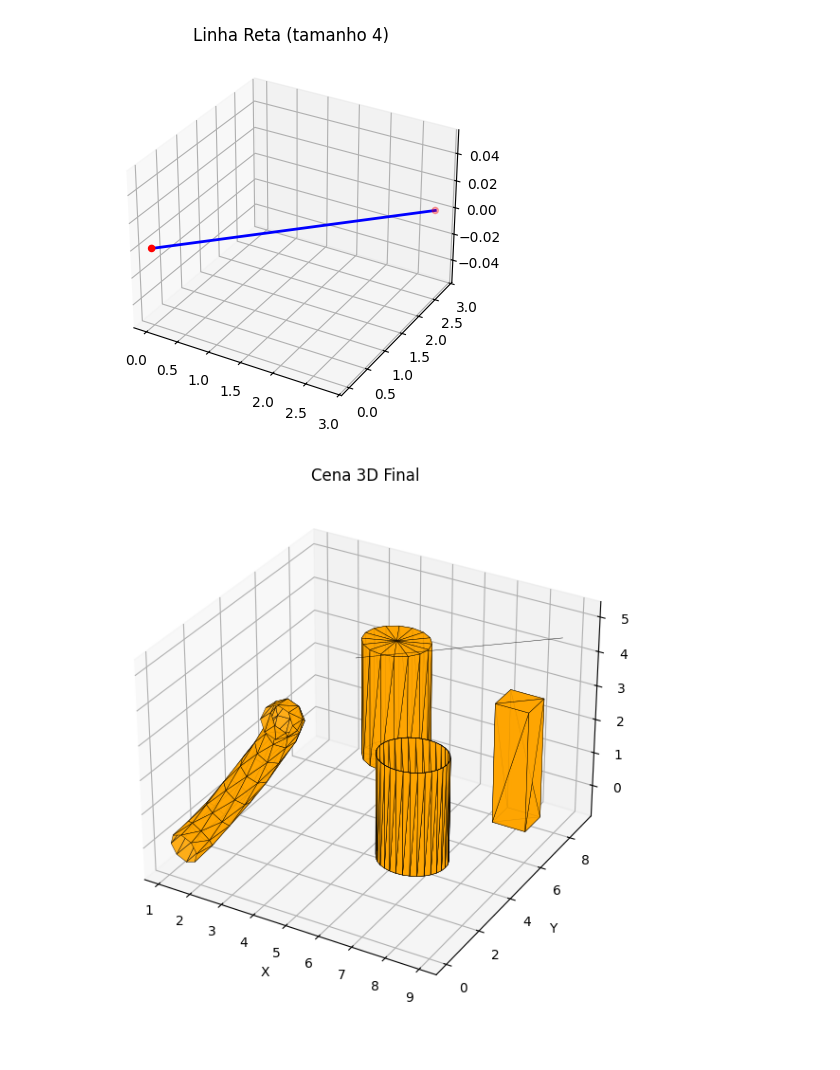
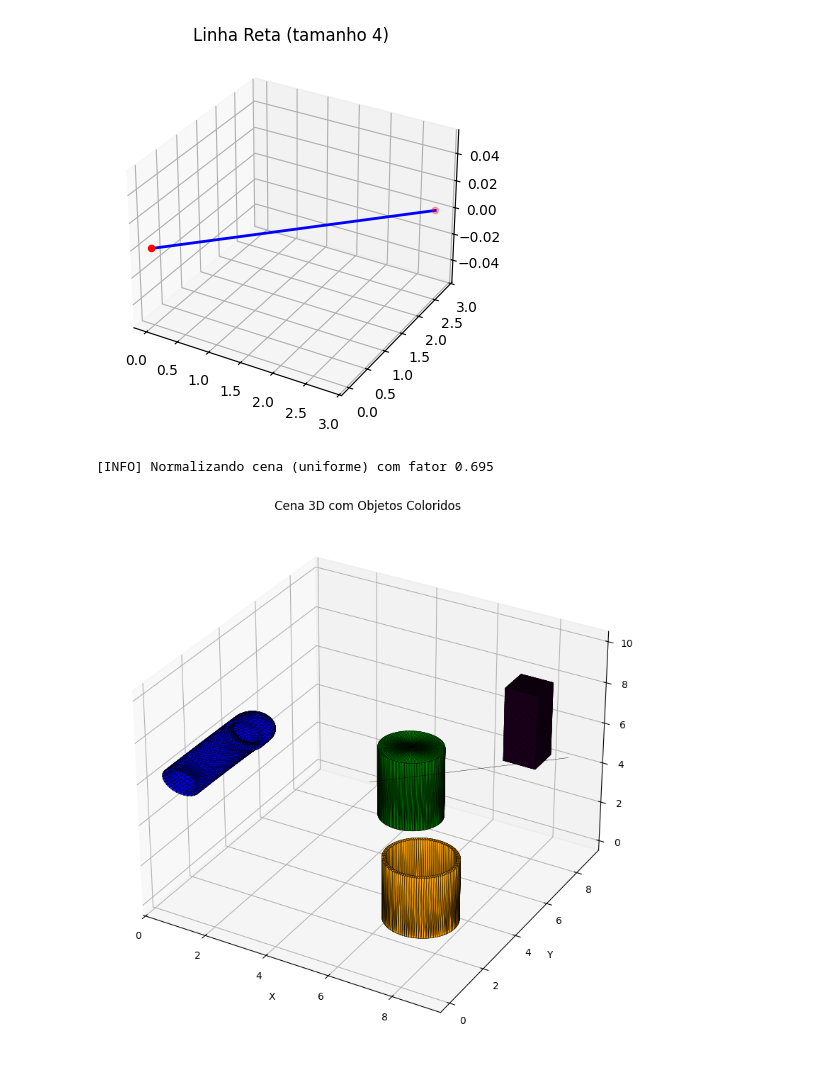
Before and after one commit to MabiuMoura/computa-o-grafica, a Jupyter notebook: main_scene.ipynb, the cells around one changed output. Saved outputs shown, nothing was run; the diff lists cells and outputs as text; code cells hidden in the pictures.

```diff
--- a/main_scene.ipynb
+++ b/main_scene.ipynb
@@ -83,13 +81,13 @@ plt.show()
 [figure]
 # %%
 # 1. Modele e transforme individualmente
-from utils import normalizar_cena
+from utils import normalizar_cena, plotar_malhas_3d_multiplos
 
 cano_reto.aplicar_translacao([0, 0, 0])
 #cano_reto.aplicar_rotacao('x', 90)
 cano_reto.aplicar_translacao([7, 3, 0])
 
-cano_curvado.aplicar_translacao([1, 0, 0])
+cano_curvado.aplicar_translacao([1, 0, 6])
 cano_curvado.aplicar_escala(sx=1.5,sy=1.5, sz=1.5)
 
 cilindro.aplicar_escala(sx=0.5,sy=0.5, sz=0.5)
@@ -98,7 +96,7 @@ cilindro.aplicar_translacao([4, 8, 0])
 
 paralelepipedo.aplicar_escala(sx=1, sy=1, sz=0.5)
 #paralelepipedo.aplicar_rotacao('z', 45)
-paralelepipedo.aplicar_translacao([8, 6, 0])
+paralelepipedo.aplicar_translacao([8, 6, 6])
 
 reta.aplicar_translacao([3, 3, 3])
 reta.aplicar_escala(sx=1.5,sy=1.5, sz=1.5)
@@ -110,35 +108,40 @@ cilindro.vertices = normalizar_cena(cilindro.vertices)
 paralelepipedo.vertices = normalizar_cena(paralelepipedo.vertices)
 reta.vertices = normalizar_cena(reta.vertices)
 
 
 # 2. Atribuir faces
 cano_reto.atribuir_faces()
 cano_curvado.atribuir_faces()
 cilindro.atribuir_faces()
 paralelepipedo.atribuir_faces()
 reta.atribuir_faces()
 
 # 3. Unir todos os vértices e faces
 vertices_total = (
     cano_reto.vertices +
     cano_curvado.vertices +
     cilindro.vertices +
     paralelepipedo.vertices +
     reta.vertices
 )
 
 faces_total = (
     cano_reto.faces +
     cano_curvado.faces +
     cilindro.faces +
     paralelepipedo.faces +
     reta.faces
 )
 
-# 4. Normalizar a cena inteira (depois das transformações)
-#vertices_total = normalizar_cena(vertices_total, limite=10.0)
+objetos = [
+    (cano_reto.vertices, cano_reto.faces, "orange", "Cano Reto"),
+    (cano_curvado.vertices, cano_curvado.faces, "blue", "Cano Curvado"),
+    (cilindro.vertices, cilindro.faces, "green", "Cilindro"),
+    (paralelepipedo.vertices, paralelepipedo.faces, "purple", "Paralelepípedo"),
+    (reta.vertices, reta.faces, "brown", "Reta")
+]
 
-# 5. Plotar
-plotar_malha_3d(vertices_total, faces_total, titulo="Cena 3D Final")
+plotar_malhas_3d_multiplos(objetos, titulo="Cena 3D com Objetos Coloridos")
 # %% [output]
+[INFO] Normalizando cena (uniforme) com fator 0.695
-[figure, old version]
+[figure, new version]
```
Also changed, not shown: parts of 11 cells of this notebook, 5 other files.
